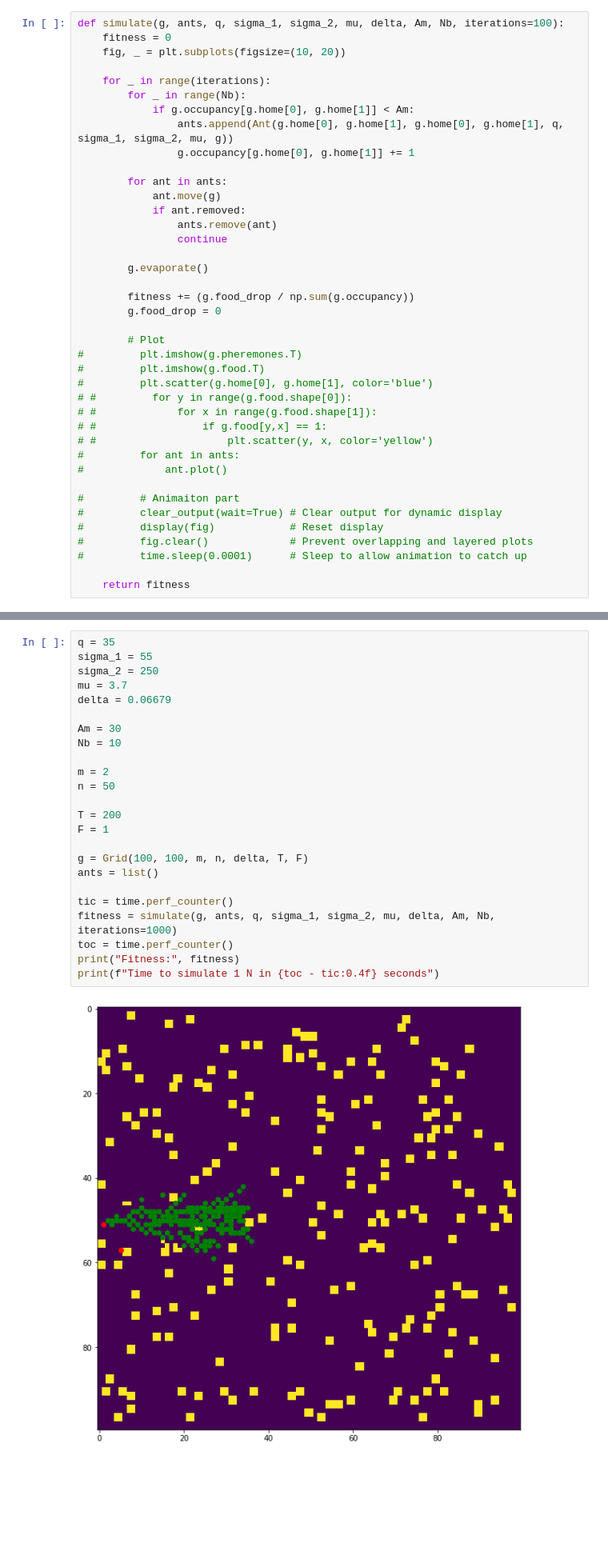
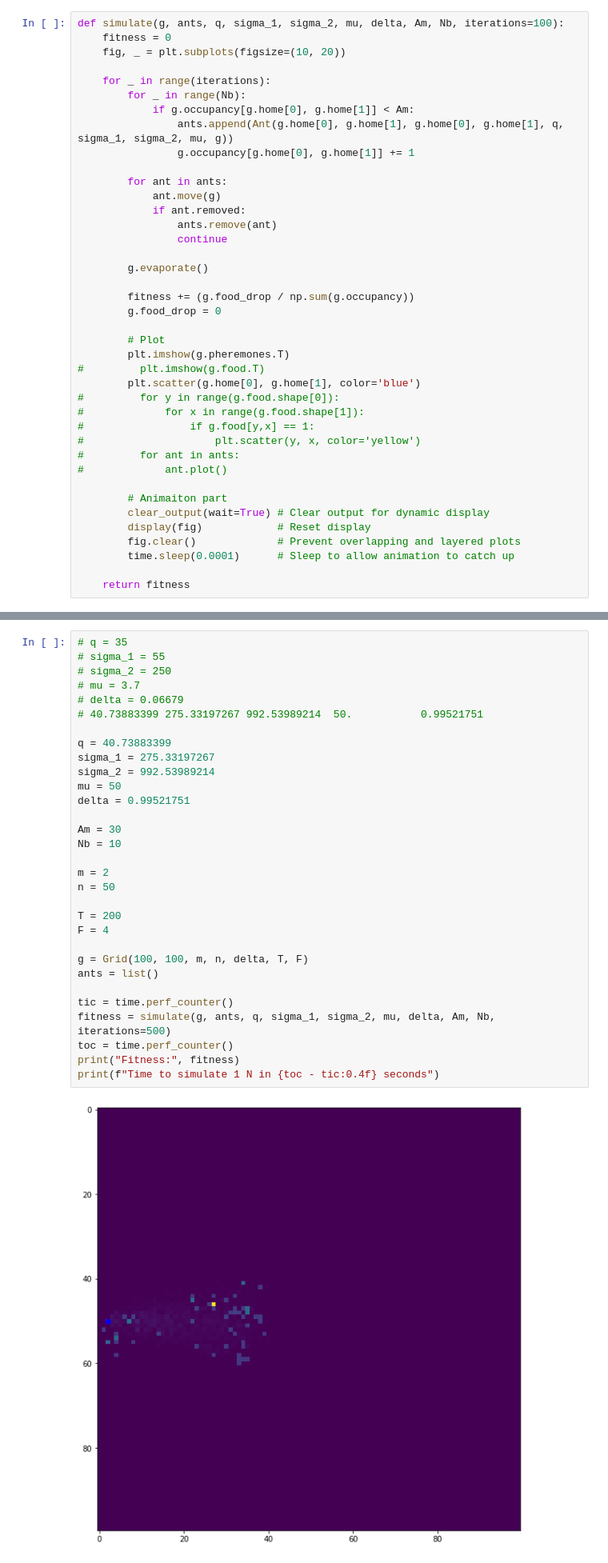
Before and after one commit to lessleyH/Survival-of-the-Fittest, a Jupyter notebook: demos/project_demo.ipynb, the cells around one changed output, grey strips where cells are left out. Shown at 80% size. Saved outputs shown, nothing was run; the diff lists cells and outputs as text; blank space fills up the shorter version.

Commit message:
Fitness improving but wrong

```diff
--- a/demos/project_demo.ipynb
+++ b/demos/project_demo.ipynb
@@ -156,20 +156,20 @@ def simulate(g, ants, q, sigma_1, sigma_2, mu, delta, Am, Nb, iterations=100):
         g.food_drop = 0
 
         # Plot
-#         plt.imshow(g.pheremones.T)
+        plt.imshow(g.pheremones.T)
 #         plt.imshow(g.food.T)
-#         plt.scatter(g.home[0], g.home[1], color='blue')
-# #         for y in range(g.food.shape[0]):
-# #             for x in range(g.food.shape[1]):
-# #                 if g.food[y,x] == 1:
-# #                     plt.scatter(y, x, color='yellow')
+        plt.scatter(g.home[0], g.home[1], color='blue')
+#         for y in range(g.food.shape[0]):
+#             for x in range(g.food.shape[1]):
+#                 if g.food[y,x] == 1:
+#                     plt.scatter(y, x, color='yellow')
 #         for ant in ants:
 #             ant.plot()
 
-#         # Animaiton part
-#         clear_output(wait=True) # Clear output for dynamic display
-#         display(fig)            # Reset display
-#         fig.clear()             # Prevent overlapping and layered plots
-#         time.sleep(0.0001)      # Sleep to allow animation to catch up
+        # Animaiton part
+        clear_output(wait=True) # Clear output for dynamic display
+        display(fig)            # Reset display
+        fig.clear()             # Prevent overlapping and layered plots
+        time.sleep(0.0001)      # Sleep to allow animation to catch up
 
     return fitness
@@ -176,26 +273,33 @@ def simulate(g, ants, q, sigma_1, sigma_2, mu, delta, Am, Nb, iterations=100):
 # %%
-q = 35
-sigma_1 = 55
-sigma_2 = 250
-mu = 3.7
-delta = 0.06679
+# q = 35
+# sigma_1 = 55
+# sigma_2 = 250
+# mu = 3.7
+# delta = 0.06679
+# 40.73883399 275.33197267 992.53989214  50.           0.99521751
+
+q = 40.73883399
+sigma_1 = 275.33197267
+sigma_2 = 992.53989214
+mu = 50
+delta = 0.99521751
 
 Am = 30
 Nb = 10
 
 m = 2
 n = 50
 
 T = 200
-F = 1
+F = 4
 
 g = Grid(100, 100, m, n, delta, T, F)
 ants = list()
 
 tic = time.perf_counter()
-fitness = simulate(g, ants, q, sigma_1, sigma_2, mu, delta, Am, Nb, iterations=1000)
+fitness = simulate(g, ants, q, sigma_1, sigma_2, mu, delta, Am, Nb, iterations=500)
 toc = time.perf_counter()
 print("Fitness:", fitness)
 print(f"Time to simulate 1 N in {toc - tic:0.4f} seconds")
 # %% [output]
-[figure, old version]
+[figure, new version]
```
Also changed, not shown: parts of 5 cells of this notebook.
